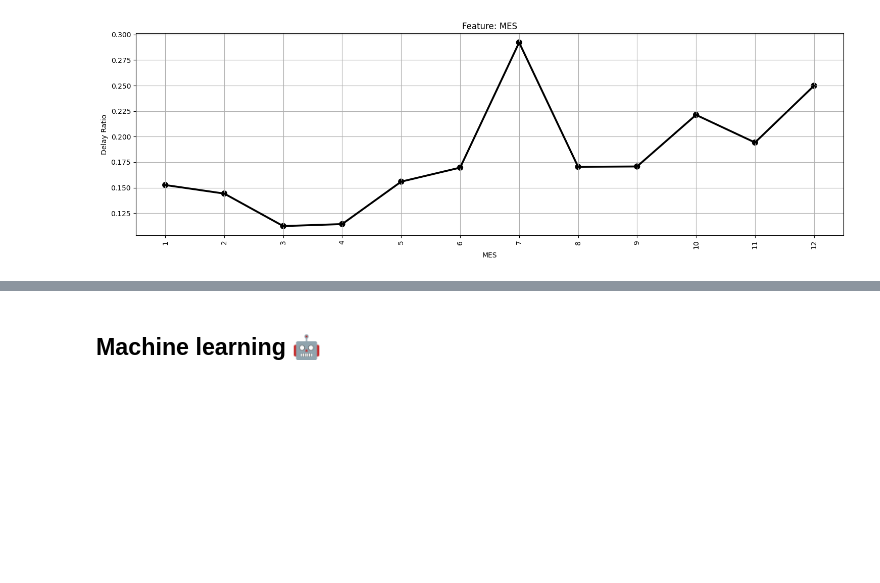
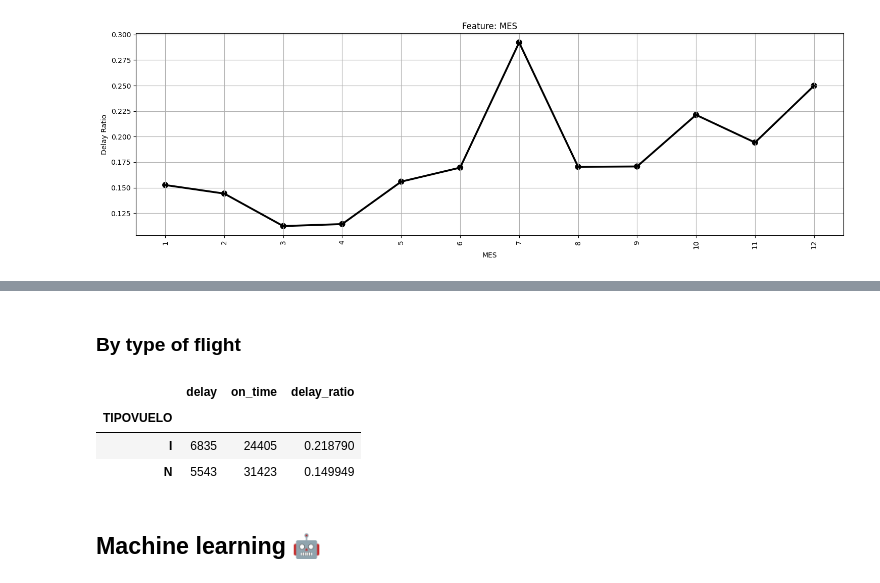
Before and after one commit to bemarchant/test-latam-challenge, a Jupyter notebook: solution.ipynb, the cells around one changed output, grey strips where cells are left out. Saved outputs shown, nothing was run; the diff lists cells and outputs as text; code cells hidden in the pictures; blank space fills up the shorter version.

```diff
--- a/solution.ipynb
+++ b/solution.ipynb
@@ -117,3 +140,18 @@ plot_rate_delay(df, ['MES'])
+# %% [markdown]
+### By type of flight
+# %%
+delay_counts = df[df['delay_15'] == 1].groupby('TIPOVUELO')['delay_15'].count()
+on_time_counts = df[df['delay_15'] == 0].groupby('TIPOVUELO')['delay_15'].count()
+df_counts = pd.DataFrame({'delay': delay_counts, 'on_time': on_time_counts})
+df_counts['delay'] = df_counts['delay'].fillna(0)
+df_counts['on_time'] = df_counts['on_time'].fillna(0)
+df_counts['delay_ratio'] = df_counts['delay'] / (df_counts['delay'] + df_counts['on_time'])
+df_counts
+# %% [output]
+|  | delay | on_time | delay_ratio |
+| TIPOVUELO |  |  |  |
+| I | 6835 | 24405 | 0.218790 |
+| N | 5543 | 31423 | 0.149949 |
 # %% [markdown]
 ## Machine learning 🤖
 # %% [markdown]
```
Also changed, not shown: parts of 10 cells of this notebook.
